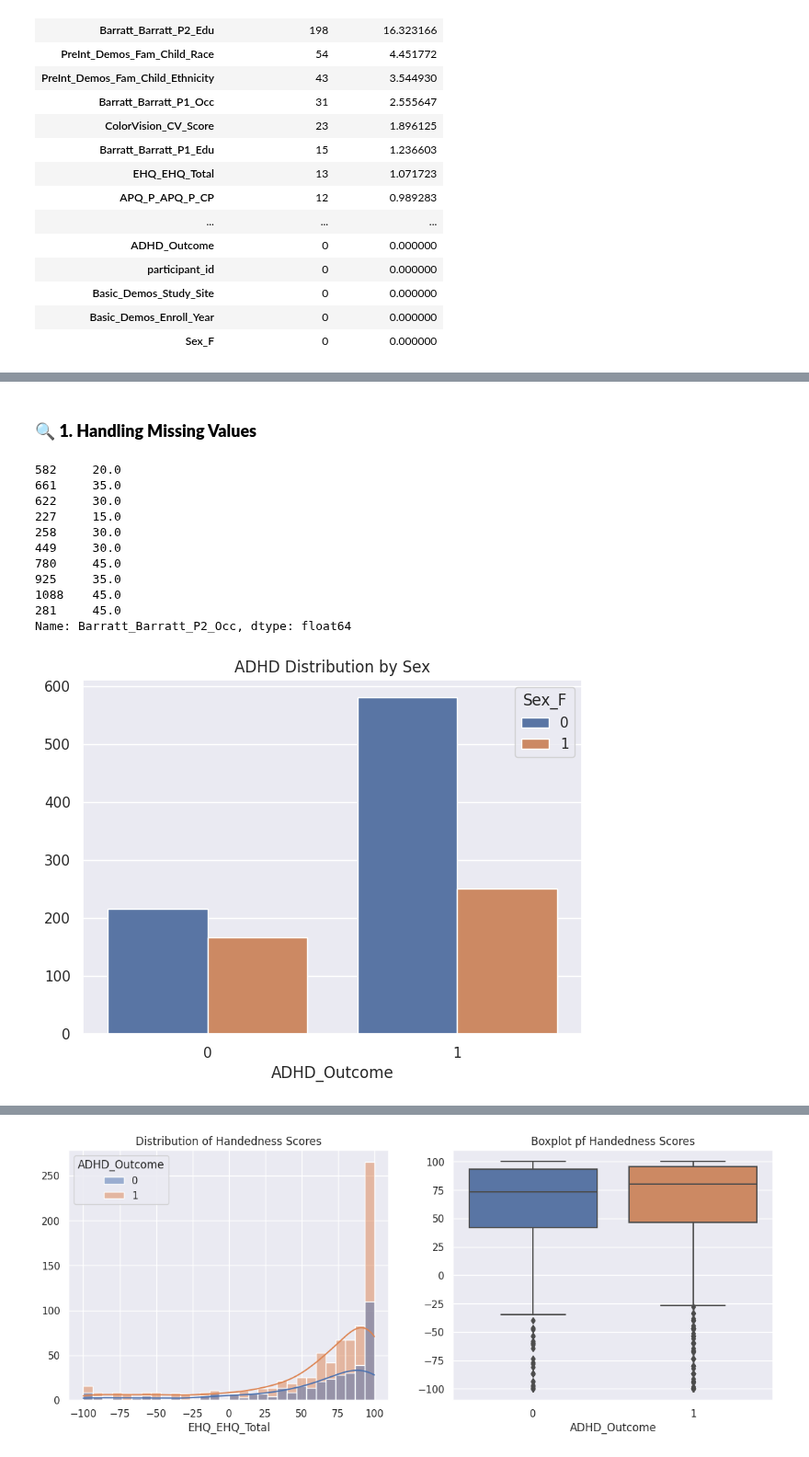
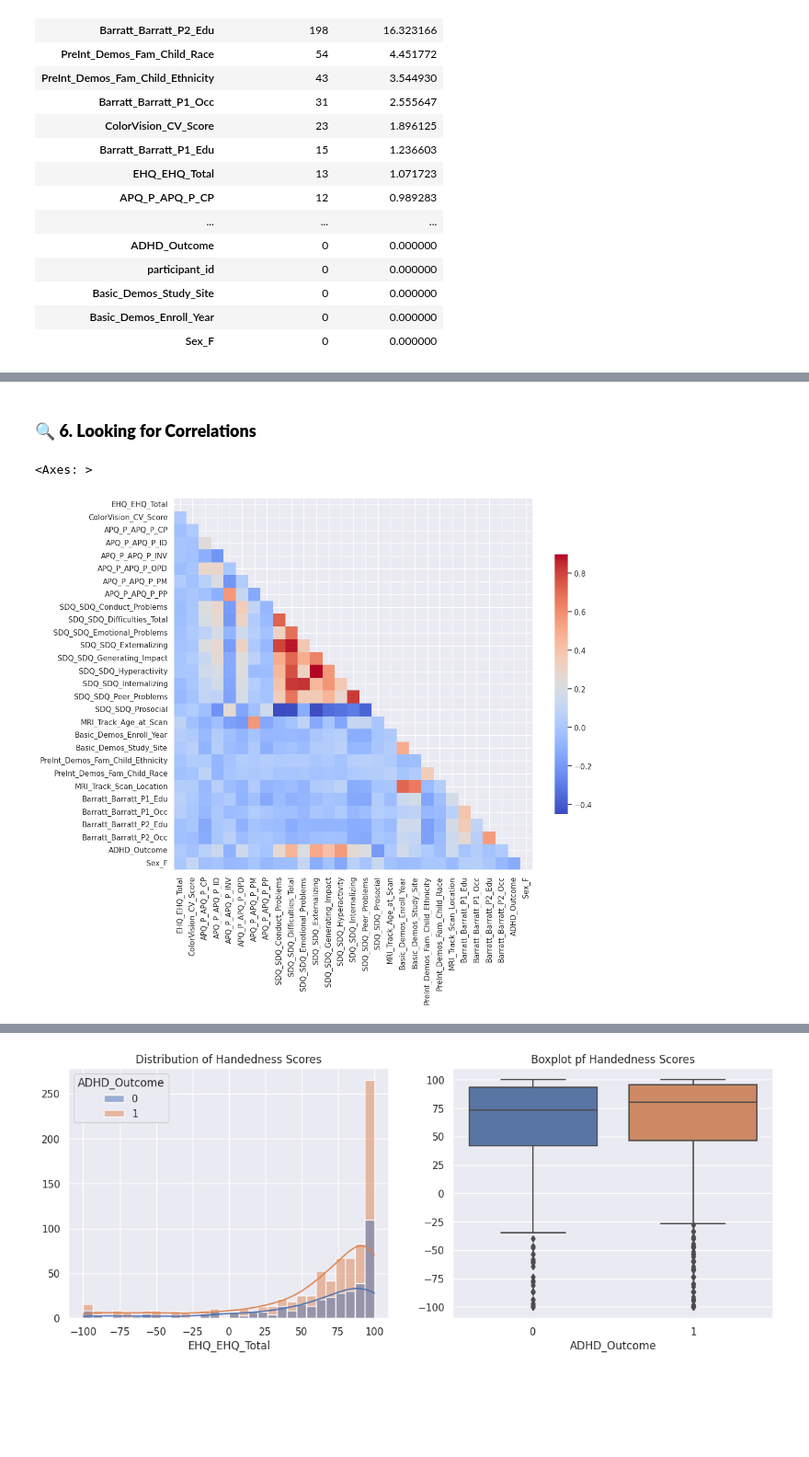
Before and after one commit to yigaai/Psycho_Neuro_ML_Project, a Jupyter notebook: understand-adhd.ipynb, the cells around one changed output, grey strips where cells are left out. Shown at 92% size. Cells and saved outputs as stored; diff of their text form; code cells hidden in the pictures; blank space fills up the shorter version.

Commit message:
Kaggle Notebook | Understand_ADHD | Understand_ADHD

```diff
--- a/understand-adhd.ipynb
+++ b/understand-adhd.ipynb
@@ -207,28 +205,18 @@ missing.style.background_gradient('magma')
-# %% [markdown]
-### 🔍 **1. Handling Missing Values**
-# %%
-df['Barratt_Barratt_P2_Occ'].sample(10)
-# %% [output]
-582     20.0
-661     35.0
-622     30.0
-227     15.0
-258     30.0
-449     30.0
-780     45.0
-925     35.0
-1088    45.0
-281     45.0
-Name: Barratt_Barratt_P2_Occ, dtype: float64
-# %%
-plt.figure(figsize=(7,5))
-
-sns.countplot(data=df,
-              x='ADHD_Outcome',
-              hue='Sex_F')
-
-plt.ylabel('')
-plt.title('ADHD Distribution by Sex')
-plt.show()
-# %% [output]
-[figure, removed]
+# %% [markdown]
+### 🔍 **6. Looking for Correlations**
+# %%
+df.drop('participant_id', axis=1, inplace=True)
+# %%
+corr_matrix = df.corr()
+
+mask = np.triu(np.ones_like(df.corr(), dtype=bool))
+
+plt.figure(figsize=(12, 10))
+
+sns.heatmap(corr_matrix,
+            mask=mask,
+            cmap='coolwarm',
+            cbar_kws={"shrink": .7})
+# %% [output]
+<Axes: >
+[figure, added]
```
Also changed, not shown: parts of 3 cells of this notebook.
